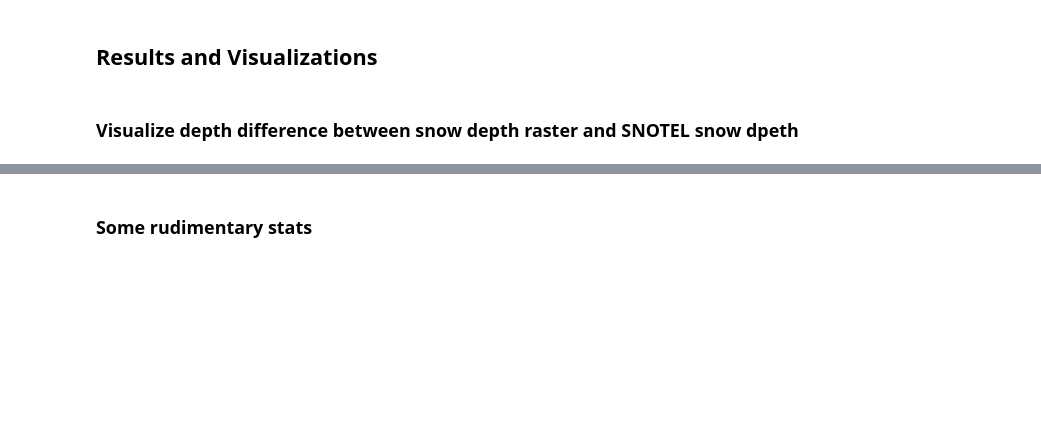
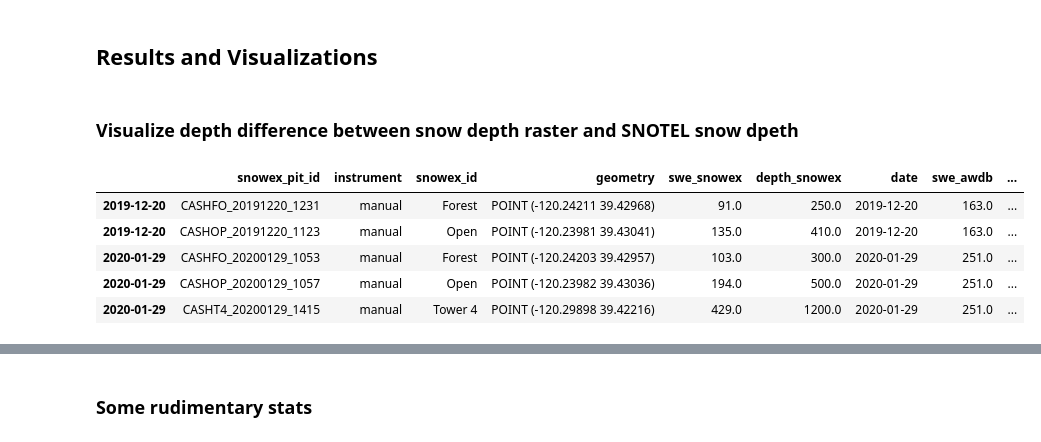
Before and after one commit to snowex-hackweek/space-station, a Jupyter notebook: notebooks/project_result_1.ipynb, the cells around one changed output, grey strips where cells are left out. Cells and saved outputs as stored; diff of their text form; code cells hidden in the pictures; blank space fills up the shorter version.

```diff
--- a/notebooks/project_result_1.ipynb
+++ b/notebooks/project_result_1.ipynb
@@ -55,0 +59,20 @@
+# %%
+import pickle
+with open('../one_obj_to_rule_them_all.pkl', 'rb') as p:
+    obj = pickle.load(p)
+
+data = obj['data']
+meta_snowex = obj['meta']['snowex']
+meta_awdb = obj['meta']['awdb']
+data['difference_swe'] = data['swe_awdb'] - data['swe_snowex']
+data['difference_depth'] = data['depth_awdb'] - data['depth_snowex']
+data.index = data.index.astype(str)
+data['date'] = data['date'].astype(str)
+data.head()
+# %% [output]
+|  | snowex_pit_id | instrument | snowex_id | geometry | swe_snowex | depth_snowex | date | swe_awdb | ... |
+| 2019-12-20 | CASHFO_20191220_1231 | manual | Forest | POINT (-120.24211 39.42968) | 91.0 | 250.0 | 2019-12-20 | 163.0 | ... |
+| 2019-12-20 | CASHOP_20191220_1123 | manual | Open | POINT (-120.23981 39.43041) | 135.0 | 410.0 | 2019-12-20 | 163.0 | ... |
+| 2020-01-29 | CASHFO_20200129_1053 | manual | Forest | POINT (-120.24203 39.42957) | 103.0 | 300.0 | 2020-01-29 | 251.0 | ... |
+| 2020-01-29 | CASHOP_20200129_1057 | manual | Open | POINT (-120.23982 39.43036) | 194.0 | 500.0 | 2020-01-29 | 251.0 | ... |
+| 2020-01-29 | CASHT4_20200129_1415 | manual | Tower 4 | POINT (-120.29898 39.42216) | 429.0 | 1200.0 | 2020-01-29 | 251.0 | ... |
```
Also changed, not shown: parts of 3 cells of this notebook.
